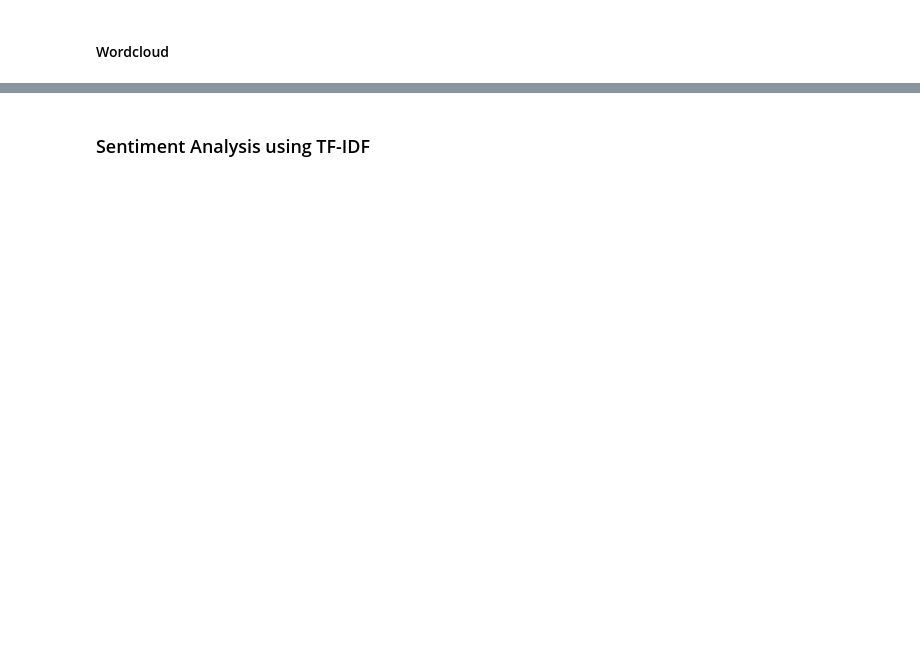
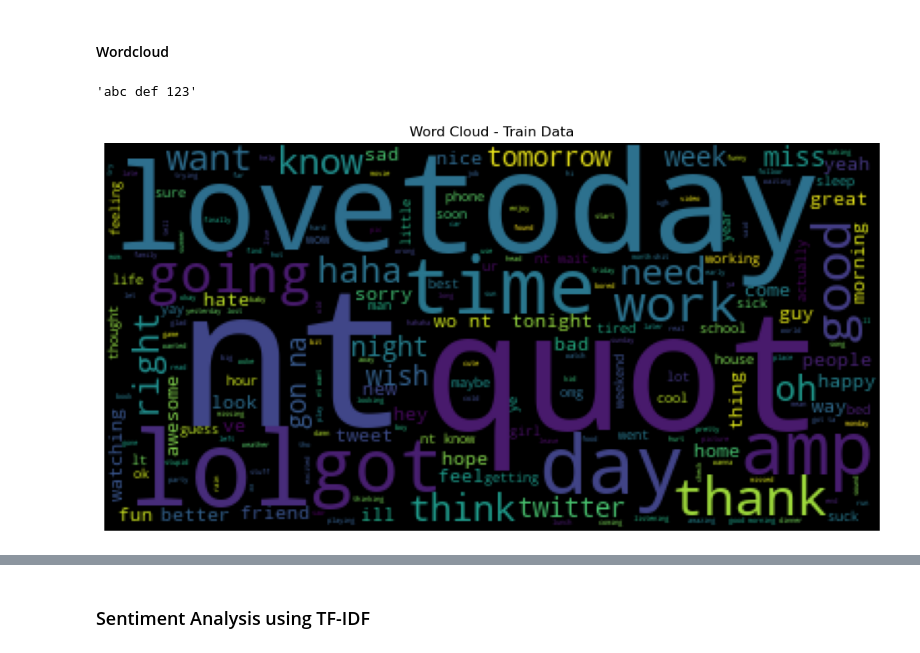
Before and after one commit to lavkushsingh31/NLP_Codes, a Jupyter notebook: Practice Udemy - Introduction to NLP IV.ipynb, the cells around one changed output, grey strips where cells are left out. Cells and saved outputs as stored; diff of their text form; code cells hidden in the pictures; blank space fills up the shorter version.

```diff
--- a/Practice Udemy - Introduction to NLP IV.ipynb
+++ b/Practice Udemy - Introduction to NLP IV.ipynb
@@ -327,7 +326,17 @@ X_test_cleaned_concatd = ' '.join(X_test_cleaned)
+# %%
+' '.join(pd.Series(['abc', 'def', '123']))
+# %% [output]
+'abc def 123'
+# %%
+X_train_cleaned_concatd = ' '.join(X_train_df['X_train_cleaned'])
+X_test_cleaned_concatd = ' '.join(X_test_df['X_test_cleaned'])
 # %%
 word_cloud = WordCloud()
 word_cloud = word_cloud.generate(X_train_cleaned_concatd)
 
 plt.figure(figsize=(12,12))
 plt.imshow(word_cloud)
-plt.axis('off');
+plt.axis('off')
+plt.title("Word Cloud - Train Data");
+# %% [output]
+[figure, added]
```
Also changed, not shown: parts of 88 cells of this notebook.
